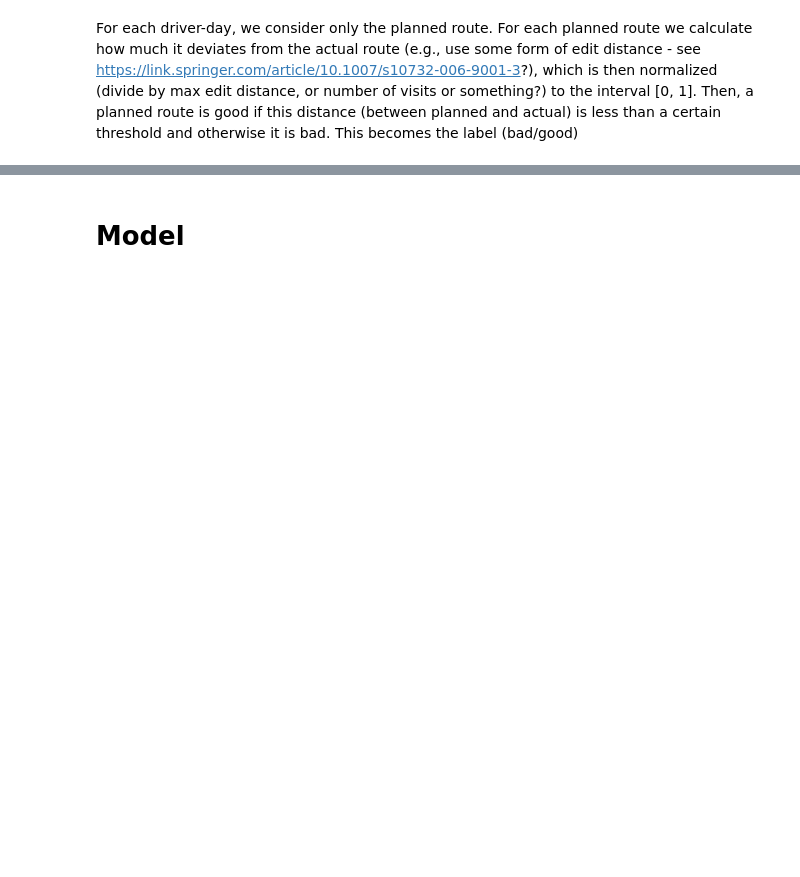
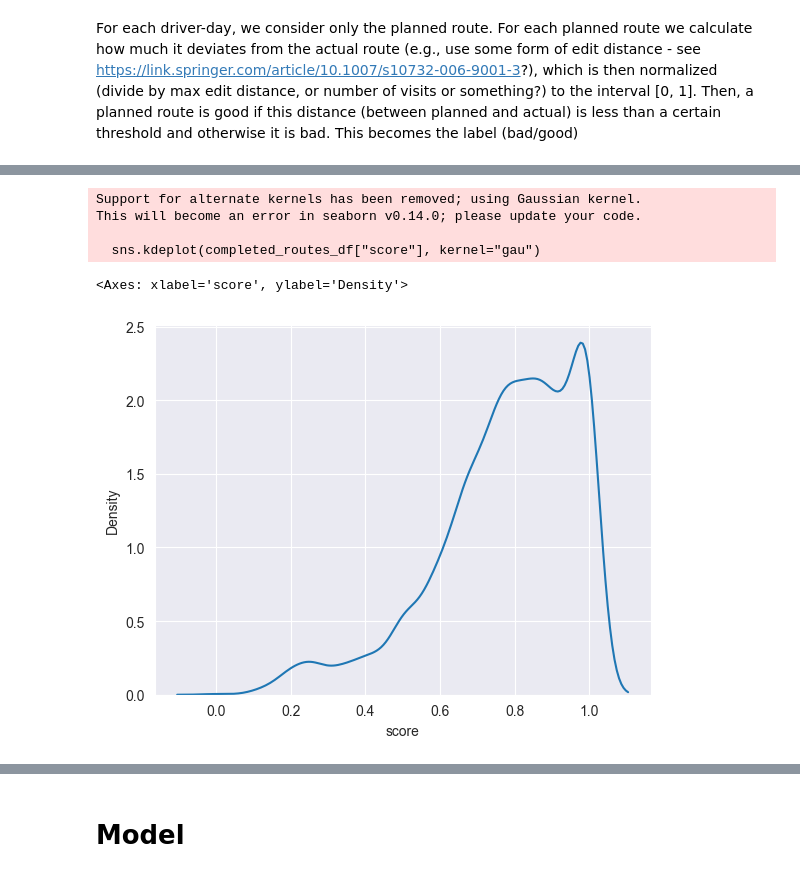
Before and after one commit to anna1904/RouteClassification, a Jupyter notebook: generate_routes.ipynb, the cells around one changed output, grey strips where cells are left out. Drawn from its saved outputs; the diff is of its cells as text; code cells hidden in the pictures; blank space fills up the shorter version.

Commit message:
Analysis of score in generate_routes, starting score prediction in different file

```diff
--- a/generate_routes.ipynb
+++ b/generate_routes.ipynb
@@ -142,5 +233,5 @@ routes
 # %%
-planned_routes = routes[['planned_route_craft', 'actual_route_location', 'driver_id', 'day_of_week', 'distance_route', 'last_two_weeks_count', 'location_type_id', 'stop_arrived_at', 'stop_earliest', 'stop_latest', 'current_lat', 'current_lng']]
+planned_routes = routes[['planned_route_craft', 'actual_route_location', 'driver_id', 'day_of_week', 'last_two_weeks_count', 'location_type_id', 'stop_arrived_at', 'stop_earliest', 'stop_latest', 'current_lat', 'current_lng']]
 actual_routes = routes['actual_route_location']
 # %%
 planned_routes_list = planned_routes['planned_route_craft'].tolist()
@@ -184,14 +304,18 @@ def minDistance(word1, word2) -> int:
 # %% [markdown]
 For each driver-day, we consider only the planned route. For each planned route we calculate how much it deviates from the actual route (e.g., use some form of edit distance - see https://link.springer.com/article/10.1007/s10732-006-9001-3?), which is then normalized (divide by max edit distance, or number of visits or something?) to the interval [0, 1]. Then, a planned route is good if this distance (between planned and actual) is less than a certain threshold and otherwise it is bad. This becomes the label (bad/good)
 # %%
-completed_routes_df = pd.DataFrame(columns=['planned_route_craft', 'actual_route_location', 'driver_id', 'day_of_week', 'distance_route', 'last_two_weeks_count', 'location_type_id', 'stop_arrived_at', 'stop_earliest', 'stop_latest', 'current_lat', 'current_lng', 'edit_distance'])
-uncompleted_routes_df = pd.DataFrame(columns=['planned_route_craft', 'actual_route_location', 'driver_id', 'day_of_week', 'distance_route', 'last_two_weeks_count', 'location_type_id', 'stop_arrived_at', 'stop_earliest', 'stop_latest', 'current_lat', 'current_lng', 'edit_distance'])
+completed_routes_df = pd.DataFrame(columns=['planned_route_craft', 'actual_route_location', 'driver_id', 'day_of_week', 'last_two_weeks_count', 'location_type_id', 'stop_arrived_at', 'stop_earliest', 'stop_latest', 'current_lat', 'current_lng', 'edit_distance', 'score'])
+uncompleted_routes_df = pd.DataFrame(columns=['planned_route_craft', 'actual_route_location', 'driver_id', 'day_of_week', 'distance_route', 'last_two_weeks_count', 'location_type_id', 'stop_arrived_at', 'stop_earliest', 'stop_latest', 'current_lat', 'current_lng', 'edit_distance', 'score'])
 #11700795
 for i in range(len(planned_routes_list)):
-    editDistance = minDistance(planned_routes_list[i],actual_routes_list[i])
-    if editDistance < 6:
-        completed_routes_df = pd.concat([completed_routes_df, pd.DataFrame([planned_routes.iloc[i]]).assign(edit_distance=editDistance).reset_index(drop=True)], ignore_index=True)
+    # editDistance = minDistance(planned_routes_list[i],actual_routes_list[i])
+    score = calculate_route_quality_score(planned_routes_list[i],actual_routes_list[i])
+    if score < 2:
+        completed_routes_df = pd.concat([completed_routes_df, pd.DataFrame([planned_routes.iloc[i]]).assign(score=score).reset_index(drop=True)], ignore_index=True)
     else:
         uncompleted_routes_df = pd.concat([uncompleted_routes_df, pd.DataFrame([planned_routes.iloc[i]]).assign(edit_distance=editDistance).reset_index(drop=True)], ignore_index=True)
 
-uncompleted_routes_df.to_csv('uncompleted_routes_df.txt', index=False)
+# uncompleted_routes_df.to_csv('uncompleted_routes_df.txt', index=False)
+
+print(len(completed_routes_df), len(uncompleted_routes_df))
+completed_routes_df
@@ -197,0 +337,16 @@ uncompleted_routes_df.to_csv('uncompleted_routes_df.txt', index=False)
+# %%
+drivers_dic = {}
+k = 1
+for driver in completed_routes_df['driver_id']:
+    if driver not in drivers_dic:
+        drivers_dic[driver] = k
+        k += 1
+print('Total number of drivers', len(drivers_dic))
+total_drivers = len(drivers_dic)
+encoding_drivers = []
+for driver in completed_routes_df['driver_id']:
+    encoding_drivers.append(drivers_dic[driver])
+#
+completed_routes_df['driver_id_sorted'] = encoding_drivers
+# final_routes = pd.concat([final_routes, pd.get_dummies(final_routes['driver_id_sorted'], prefix='encoding_drivers')], axis=1)
+completed_routes_df
@@ -197,0 +368,12 @@ uncompleted_routes_df.to_csv('uncompleted_routes_df.txt', index=False)
+# %%
+import seaborn as sns
+# sns.ecdfplot(completed_routes_df["score"])
+sns.kdeplot(completed_routes_df["score"], kernel="gau")
+# plt.hist(completed_routes_df["score"], bins=80)
+# %% [output]
+Support for alternate kernels has been removed; using Gaussian kernel.
+This will become an error in seaborn v0.14.0; please update your code.
+
+  sns.kdeplot(completed_routes_df["score"], kernel="gau")
+<Axes: xlabel='score', ylabel='Density'>
+[figure, added]
```
Also changed, not shown: parts of 39 cells of this notebook, 2 other files.
